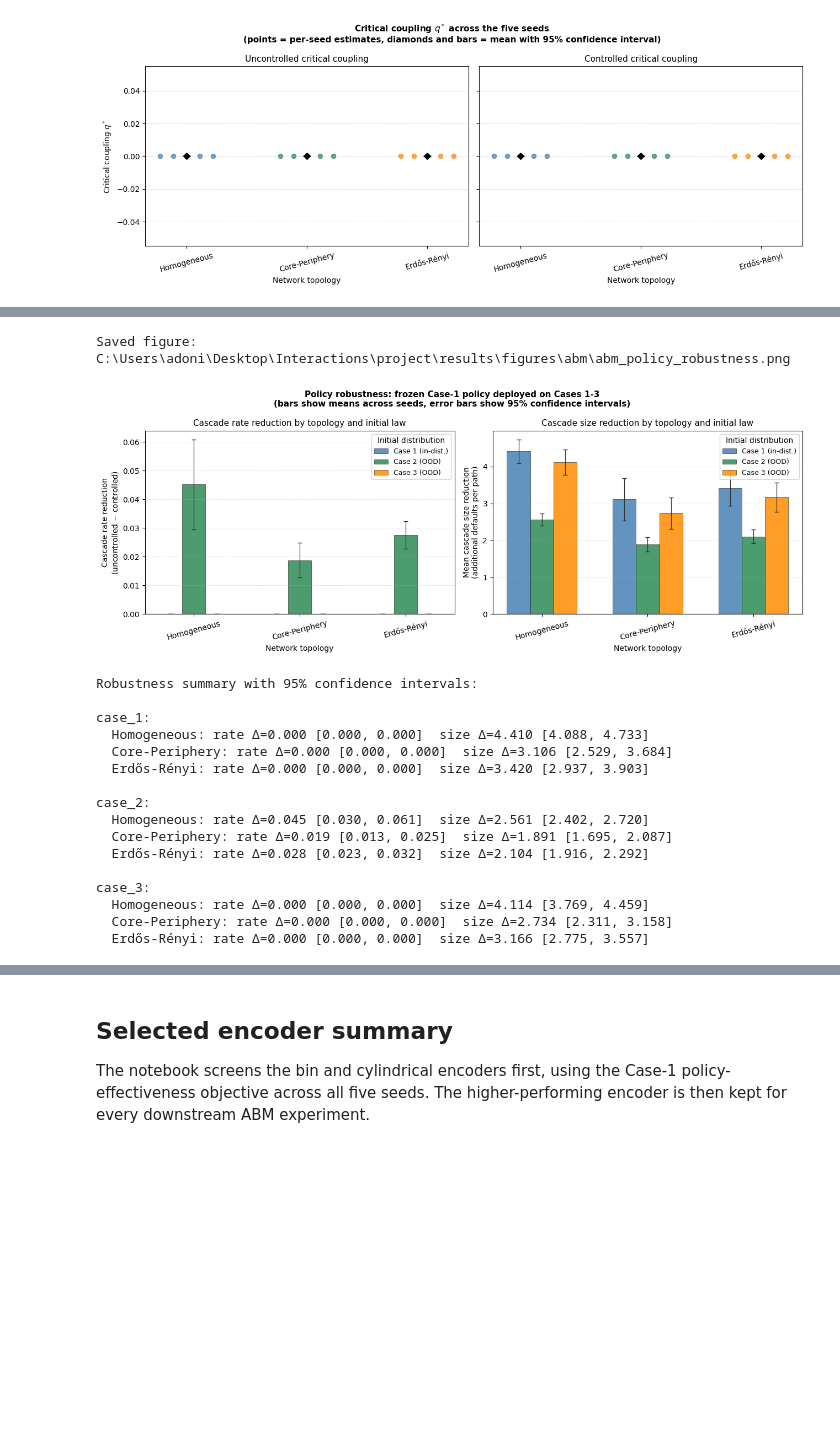
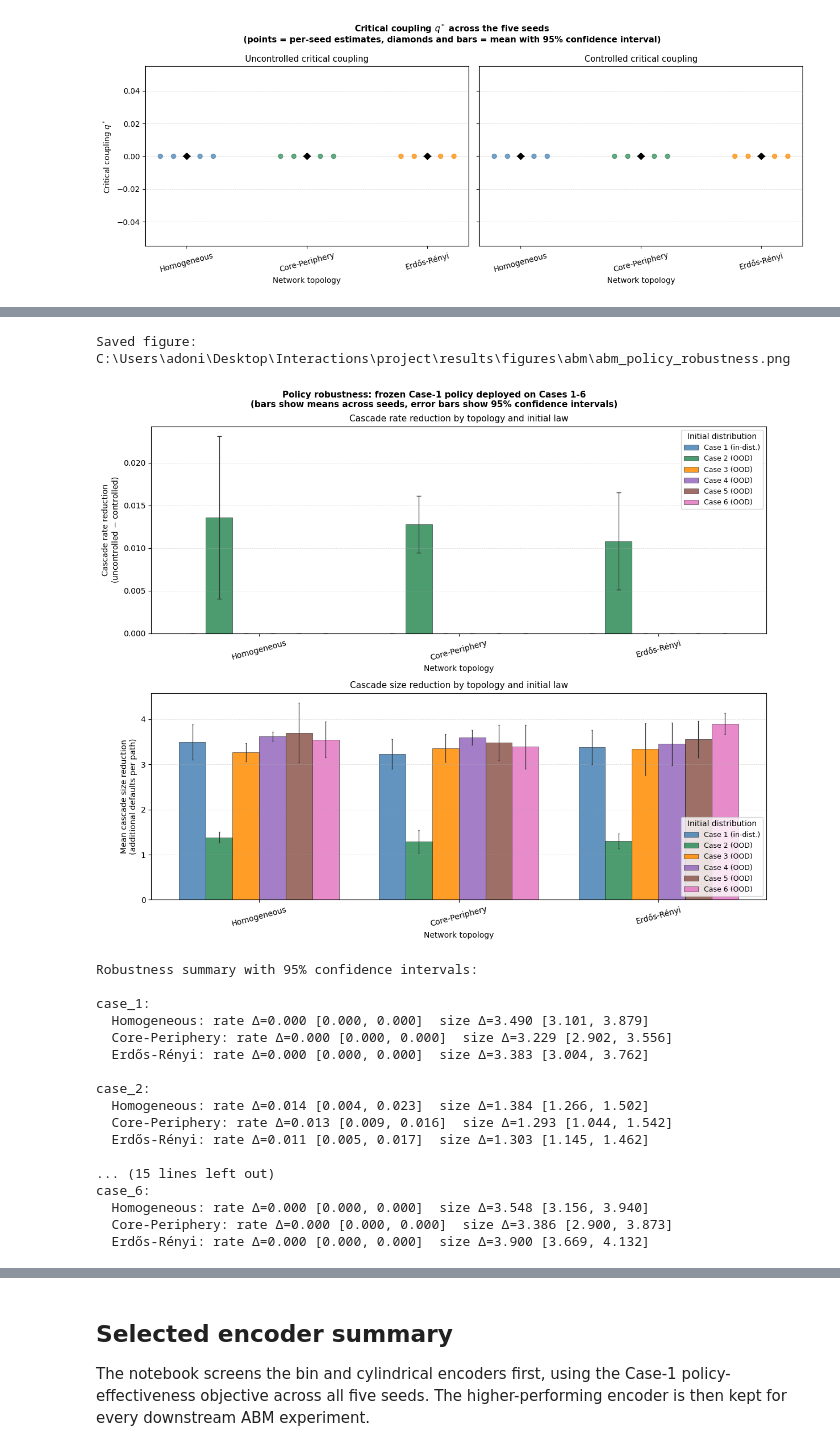
Before and after one commit to adonis107/MVA, a Jupyter notebook: notebooks/2. ABM Experiments.ipynb, the cells around one changed output, grey strips where cells are left out. Cells and saved outputs as stored; diff of their text form; code cells hidden in the pictures; blank space fills up the shorter version.

```diff
--- a/notebooks/2. ABM Experiments.ipynb
+++ b/notebooks/2. ABM Experiments.ipynb
@@ -410,11 +384,10 @@ if device == 'cuda':
 
 mc_paths = 500
 encoder_screen_mc_paths = min(300, mc_paths)
-selected_encoder, encoder_screen = choose_best_encoder(
-    SEEDS,
-    device=device,
-    mc_paths=encoder_screen_mc_paths,
-)
+
+encoder_screen = run_encoder_screen(SEEDS, device=device, mc_paths=encoder_screen_mc_paths)
+
+selected_encoder = PRIMARY_ENCODER
 
 available_seeds = [seed for seed in SEEDS if checkpoint_for(selected_encoder, seed).exists()]
 if not available_seeds:
@@ -425,7 +398,7 @@ run_device = device
 run_mc_paths = mc_paths
 seed_outputs = []
 
-for seed in available_seeds:
+for seed in tqdm(available_seeds, desc=f'Running ABM experiments for encoder={selected_encoder}'):
     checkpoint = selected_checkpoints[seed]
     args_seed = build_args(checkpoint, seed, device=run_device, mc_paths=run_mc_paths)
     try:
@@ -460,7 +433,7 @@ print(f'Device used: {run_device}')
 print(f'mc_paths per seed: {run_mc_paths}')
 print(f"Calibrated q (mean across seeds): {out['calibration']['selected_q']:.3f}")
 print(f"95% CI for calibrated q: {out['calibration']['selected_q_ci']}")
-print('\nEncoder screen:')
+print('\nEncoder screen (for comparison - see final section):')
 print(f"{'Encoder':<14} {'Runs':>4} {'Avg reduction':>16} {'95% CI':>24} {'Avg ctl size':>16}")
 print('-' * 84)
 for row in encoder_screen:
@@ -836,7 +823,7 @@ else:
     ax.set_ylabel(r'$W_1(\hat\mu^N, \hat\mu^{1000})$')
     ax.set_title(
         'Wasserstein-1 convergence to MF proxy\n'
-        r'(reference $N=1000$; dotted = $O(N^{-1/2})$ Fournier--Guillin rate)',
+        r'(reference $N=1000$; dotted = $O(N^{-1/2})$ Fournier-Guillin rate)',
         fontsize=11,
     )
     ax.legend(fontsize=10)
@@ -1264,5 +1283,5 @@ This tests **distributional robustness**: does the learned control generalise be
 # %%
-CASES_ROBUST = ['case_1', 'case_2', 'case_3']
+CASES_ROBUST = ['case_1', 'case_2', 'case_3', 'case_4', 'case_5', 'case_6']
 robust_results_by_seed = []
 
 for seed_output in out['seed_outputs']:
@@ -1312,19 +1337,22 @@ case_3  rate_reduction={'homogeneous': '0.000', 'core_periphery': '0.000', 'erdo
 # %%
 pretty_names = PRETTY_NAMES
-case_colors = {'case_1': 'steelblue', 'case_2': 'seagreen', 'case_3': 'darkorange'}
-case_labels = {'case_1': 'Case 1 (in-dist.)', 'case_2': 'Case 2 (OOD)', 'case_3': 'Case 3 (OOD)'}
+case_colors = {'case_1': 'steelblue', 'case_2': 'seagreen', 'case_3': 'darkorange',
+               'case_4': '#9467bd', 'case_5': '#8c564b', 'case_6': '#e377c2'}
+case_labels = {'case_1': 'Case 1 (in-dist.)', 'case_2': 'Case 2 (OOD)', 'case_3': 'Case 3 (OOD)',
+               'case_4': 'Case 4 (OOD)', 'case_5': 'Case 5 (OOD)', 'case_6': 'Case 6 (OOD)'}
 x = list(range(len(names)))
-w = 0.22
+n_cases = len(CASES_ROBUST)
+w = 0.8 / n_cases
 
-fig, axes = plt.subplots(1, 2, figsize=(13, 5))
+fig, axes = plt.subplots(2, 1, figsize=(12, 10))
 fig.suptitle(
-    'Policy robustness: frozen Case-1 policy deployed on Cases 1-3\n'
+    'Policy robustness: frozen Case-1 policy deployed on Cases 1-6\n'
     '(bars show means across seeds, error bars show 95% confidence intervals)',
     fontsize=11, fontweight='bold',
 )
 
 for case_idx, case_name in enumerate(CASES_ROBUST):
-    offset = (case_idx - 1) * w
+    offset = (case_idx - (n_cases - 1) / 2) * w
     rate_reductions = [robust_results[case_name][name]['cascade_reduction'] for name in names]
     rate_ci = [robust_results[case_name][name].get('cascade_reduction_ci', [value, value]) for name, value in zip(names, rate_reductions)]
     rate_err = [[max(0, value - ci[0]) for value, ci in zip(rate_reductions, rate_ci)], [max(0, ci[1] - value) for value, ci in zip(rate_reductions, rate_ci)]]
@@ -1358,7 +1386,7 @@ for case_idx, case_name in enumerate(CASES_ROBUST):
         edgecolor='k',
         linewidth=0.4,
         yerr=size_err,
-        capsize=3,
+        capsize=1,
         error_kw={'elinewidth': 0.9, 'ecolor': '#333'},
     )
 
@@ -1366,50 +1394,51 @@ for ax, ylabel, title in zip(
     axes,
     ['Cascade rate reduction\n(uncontrolled $-$ controlled)', 'Mean cascade size reduction\n(additional defaults per path)'],
     ['Cascade rate reduction by topology and initial law', 'Cascade size reduction by topology and initial law'],
 ):
     ax.set_xticks(x)
     ax.set_xticklabels(pretty_names, rotation=15)
     ax.set_xlabel('Network topology')
     ax.axhline(0, color='k', lw=0.8)
     ax.set_ylabel(ylabel)
     ax.set_title(title, fontsize=11)
     ax.legend(title='Initial distribution', fontsize=9)
     ax.grid(axis='y', ls='--', lw=0.5, alpha=0.5)
 
 plt.tight_layout()
 save_and_show('abm_policy_robustness')
 
 print('\nRobustness summary with 95% confidence intervals:')
 for case_name in CASES_ROBUST:
     print(f'\n{case_name}:')
     for name, pretty_name in zip(names, pretty_names):
         rate = robust_results[case_name][name]['cascade_reduction']
         rate_ci = robust_results[case_name][name].get('cascade_reduction_ci', [rate, rate])
         size = robust_results[case_name][name]['cascade_size_reduction']
         size_ci = robust_results[case_name][name].get('cascade_size_reduction_ci', [size, size])
         print(
             f"  {pretty_name}: rate Δ={rate:.3f} [{rate_ci[0]:.3f}, {rate_ci[1]:.3f}]  "
             f"size Δ={size:.3f} [{size_ci[0]:.3f}, {size_ci[1]:.3f}]"
         )
 # %% [output]
 Saved figure: C:\Users\adoni\Desktop\Interactions\project\results\figures\abm\abm_policy_robustness.png
-[figure, old version]
+[figure, new version]
 Robustness summary with 95% confidence intervals:
 
 case_1:
-  Homogeneous: rate Δ=0.000 [0.000, 0.000]  size Δ=4.410 [4.088, 4.733]
-  Core-Periphery: rate Δ=0.000 [0.000, 0.000]  size Δ=3.106 [2.529, 3.684]
-  Erdős-Rényi: rate Δ=0.000 [0.000, 0.000]  size Δ=3.420 [2.937, 3.903]
+  Homogeneous: rate Δ=0.000 [0.000, 0.000]  size Δ=3.490 [3.101, 3.879]
+  Core-Periphery: rate Δ=0.000 [0.000, 0.000]  size Δ=3.229 [2.902, 3.556]
+  Erdős-Rényi: rate Δ=0.000 [0.000, 0.000]  size Δ=3.383 [3.004, 3.762]
 
 case_2:
-  Homogeneous: rate Δ=0.045 [0.030, 0.061]  size Δ=2.561 [2.402, 2.720]
-  Core-Periphery: rate Δ=0.019 [0.013, 0.025]  size Δ=1.891 [1.695, 2.087]
-  Erdős-Rényi: rate Δ=0.028 [0.023, 0.032]  size Δ=2.104 [1.916, 2.292]
+  Homogeneous: rate Δ=0.014 [0.004, 0.023]  size Δ=1.384 [1.266, 1.502]
+  Core-Periphery: rate Δ=0.013 [0.009, 0.016]  size Δ=1.293 [1.044, 1.542]
+  Erdős-Rényi: rate Δ=0.011 [0.005, 0.017]  size Δ=1.303 [1.145, 1.462]
 
-case_3:
-  Homogeneous: rate Δ=0.000 [0.000, 0.000]  size Δ=4.114 [3.769, 4.459]
-  Core-Periphery: rate Δ=0.000 [0.000, 0.000]  size Δ=2.734 [2.311, 3.158]
-  Erdős-Rényi: rate Δ=0.000 [0.000, 0.000]  size Δ=3.166 [2.775, 3.557]
+... (15 lines left out)
+case_6:
+  Homogeneous: rate Δ=0.000 [0.000, 0.000]  size Δ=3.548 [3.156, 3.940]
+  Core-Periphery: rate Δ=0.000 [0.000, 0.000]  size Δ=3.386 [2.900, 3.873]
+  Erdős-Rényi: rate Δ=0.000 [0.000, 0.000]  size Δ=3.900 [3.669, 4.132]
 # %% [markdown]
 ## Multi-sigma comparison
 
```
Also changed, not shown: parts of 19 cells of this notebook, 18 other files.
